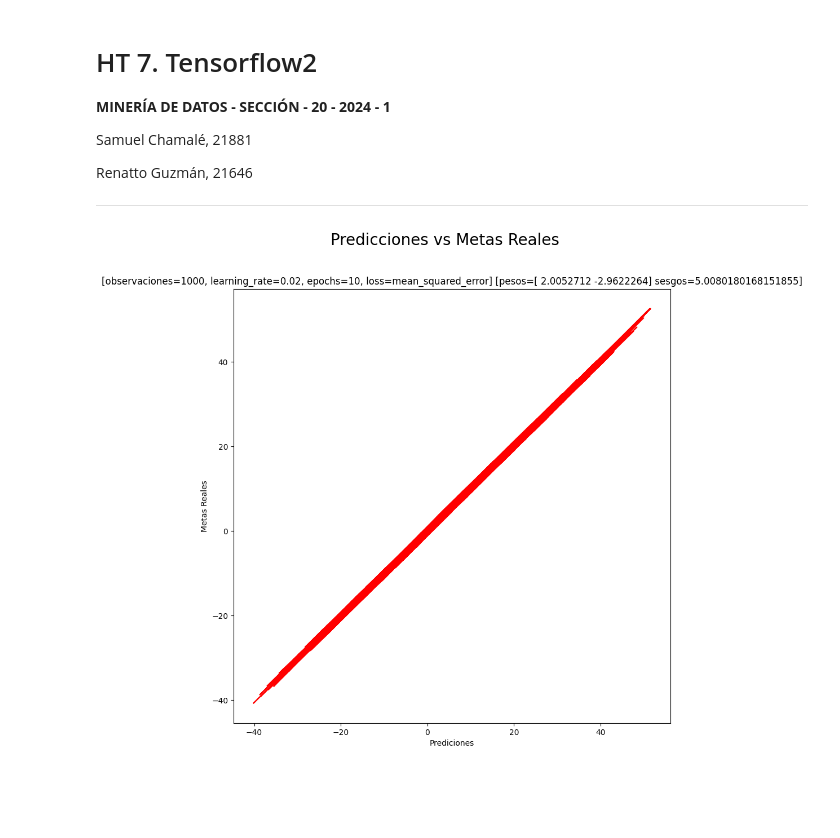
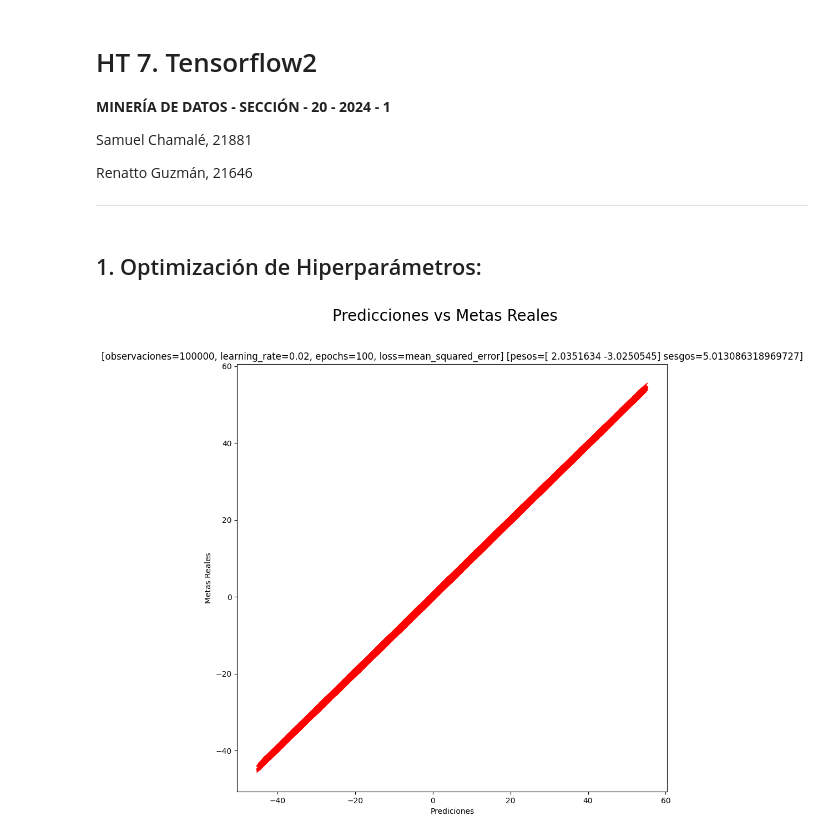
Before and after one commit to chamale-rac/tensorflow-2, a Jupyter notebook: Tensorflow2.ipynb, the cells around one changed output. Saved outputs shown, nothing was run; the diff lists cells and outputs as text; code cells hidden in the pictures; blank space fills up the shorter version.

```diff
--- a/Tensorflow2.ipynb
+++ b/Tensorflow2.ipynb
@@ -45,7 +45,13 @@ def simpleLinearRegression(observaciones=1000, learning_rate=0.02, epochs=100, l
     ])
 
     optimizador_adhoc = tf.keras.optimizers.SGD(learning_rate=learning_rate)
-    modelo.compile(optimizer=optimizador_adhoc, loss=loss)
+
+    if loss == 'huber_loss':
+        use_loss = tf.keras.losses.Huber()
+    else:
+        use_loss = loss
+
+    modelo.compile(optimizer=optimizador_adhoc, loss=use_loss)
 
     modelo.fit(datos['inputs'], datos['targets'], epochs=epochs, verbose=0)
 
@@ -63,8 +69,3 @@ def simpleLinearRegression(observaciones=1000, learning_rate=0.02, epochs=100, l
     plt.xlabel('Prediciones')
     plt.ylabel('Metas Reales')
     plt.show()
-# %%
-simpleLinearRegression(observaciones=1000, learning_rate=0.02,
-                       epochs=10, loss='mean_squared_error')
-# %% [output]
-[figure, removed]
@@ -70,0 +132,8 @@ simpleLinearRegression(observaciones=1000, learning_rate=0.02,
+# %% [markdown]
+## 1. Optimización de Hiperparámetros:
+# %%
+# Cambie el número de observaciones a 100,000. Este no es un hiperparámetro
+# pero puede afectar el rendimiento del modelo. ¿Qué ocurre?
+simpleLinearRegression(100000)
+# %% [output]
+[figure, added]
```
Also changed, not shown: parts of 9 cells of this notebook.
